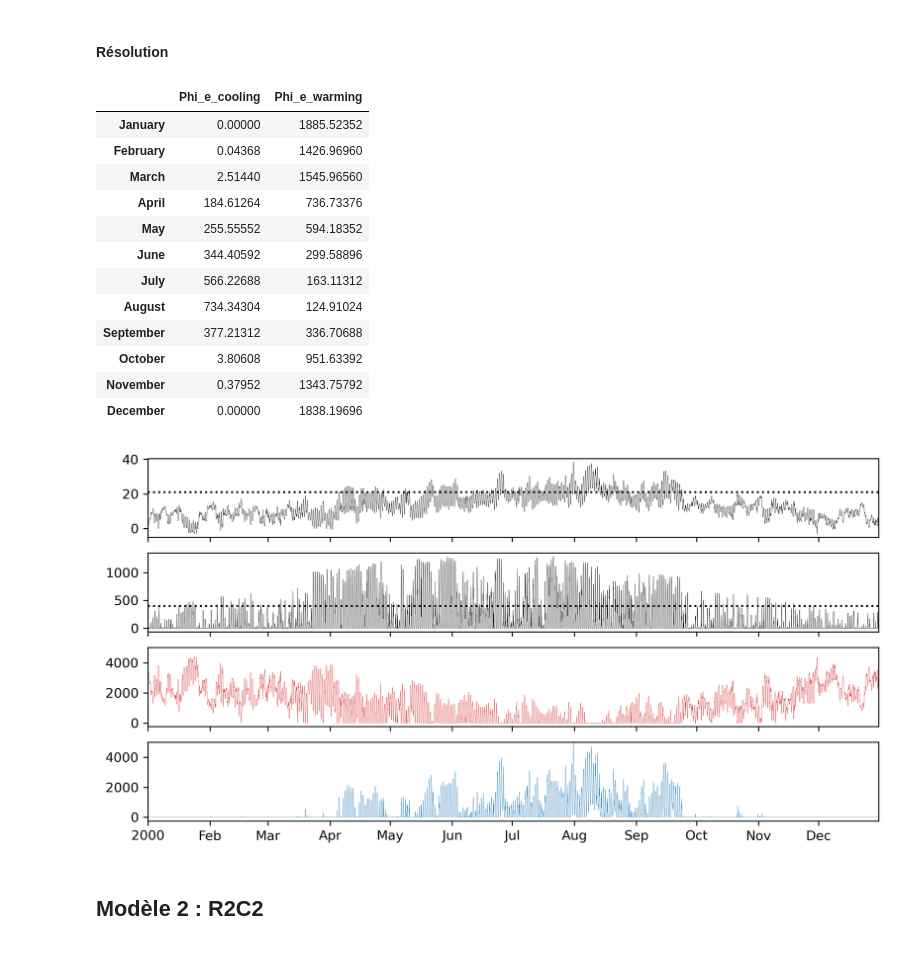
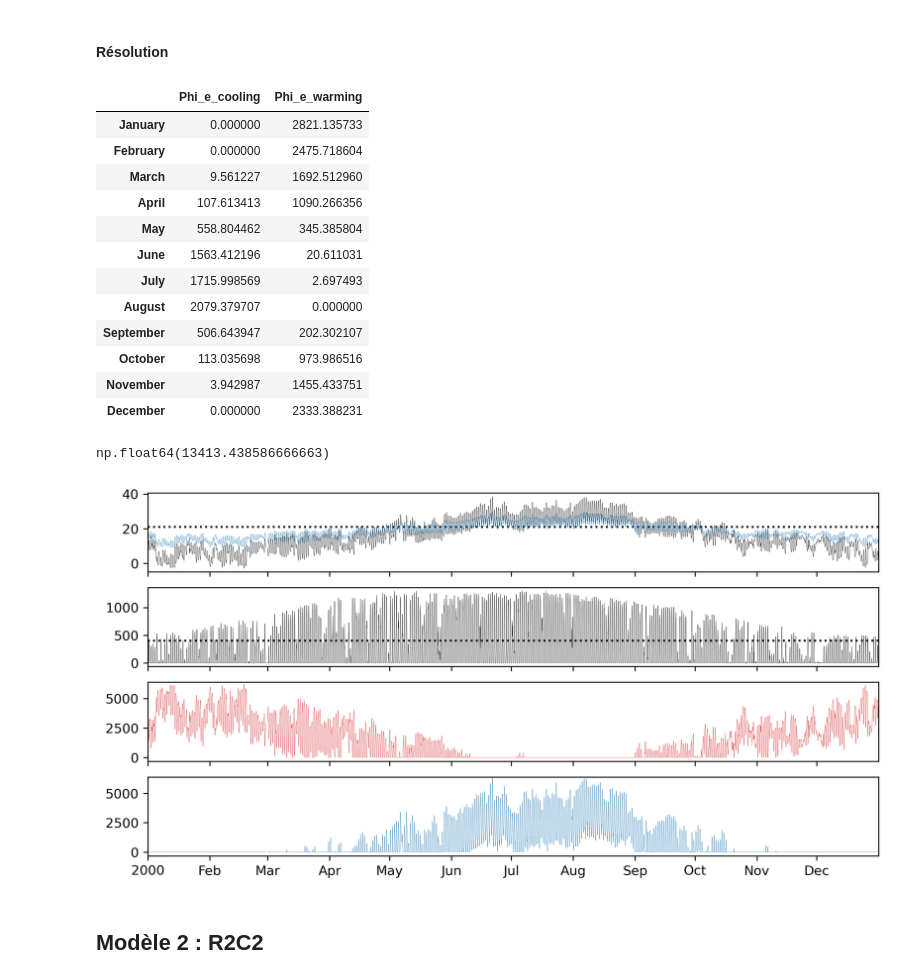
Before and after one commit to amounier/thermal, a Jupyter notebook: RC_models.ipynb, the cells around one changed output. Saved outputs shown, nothing was run; the diff lists cells and outputs as text; code cells hidden in the pictures.

```diff
--- a/RC_models.ipynb
+++ b/RC_models.ipynb
@@ -83,7 +83,7 @@ coordinates_dict = {'Paris':(2.352222, 48.856614),
                     'Marseille':(5.369780, 43.296482)
                    }
 # %%
-longitude, latitude = coordinates_dict.get('Paris')
+longitude, latitude = coordinates_dict.get('Marseille')
 start_year, end_year = 2000, 2020
 hourly_variables = 'temperature_2m'
 # %%
@@ -610,80 +610,86 @@ X_R1C1 = X_R1C1[X_R1C1.index.year==2000]
 # %% [markdown]
 Définition des constantes
 # %%
-R = 5e-3 # K/W # à rafiner etc
+R = 1.8e-3 # K/W # à rafiner etc
 
 Phi_i = 400 # W # apports internes
 Aw = 4 # m2 # surface vitrée par logement
 T_i = 21 #°C
 
-X_R1C1['C'] = [C]*len(X_R1C1)
 X_R1C1['R'] = [R]*len(X_R1C1)
 X_R1C1['Phi_i'] = [Phi_i]*len(X_R1C1)
 X_R1C1['T_i'] = [T_i]*len(X_R1C1)
 # %% [markdown]
 Ajout des variables météo
 # %%
-meteo_obs_year = 2020
+meteo_obs_year = 2003
 X_R1C1['T_a'] = month_day_hourly_data[meteo_obs_year]
 X_R1C1['Phi_s'] = month_day_hourly_solar_data[meteo_obs_year]*Aw*0.4
 # %% [markdown]
 #### Résolution
 # %%
-X_R1C1['Phi_e'] = -1/X_R1C1['R']*X_R1C1['T_a'] + 1/X_R1C1['R']*X_R1C1['T_i'] - X_R1C1['Phi_i'] - X_R1C1['Phi_s']
+X_R1C1['T_e'] = (X_R1C1['T_a'] + X_R1C1['T_i'])/2
+X_R1C1['Phi_e'] = -1/X_R1C1['R']*X_R1C1['T_e'] + 1/X_R1C1['R']*X_R1C1['T_i'] - X_R1C1['Phi_i'] - X_R1C1['Phi_s']
 
 X_R1C1['Phi_e_warming'] = X_R1C1[X_R1C1.Phi_e > 0].Phi_e
 X_R1C1['Phi_e_cooling'] = X_R1C1[X_R1C1.Phi_e < 0].Phi_e
 
 X_R1C1['Phi_e_cooling'] = - X_R1C1['Phi_e_cooling']
-X_R1C1 = X_R1C1.fillna(0)
+X_R1C1['Phi_e_cooling'] = X_R1C1[~X_R1C1.T_a.isna()]['Phi_e_cooling'].fillna(0)
+X_R1C1['Phi_e_warming'] = X_R1C1[~X_R1C1.T_a.isna()]['Phi_e_warming'].fillna(0)
 
-monthly_consumptions_R1C1 = X_R1C1[['Phi_e_cooling','Phi_e_warming']].groupby(pd.Grouper(freq='ME')).sum()/1000
+monthly_consumptions_R1C1 = X_R1C1[['Phi_e_cooling','Phi_e_warming']].groupby(pd.Grouper(freq='MS')).sum()/1000
 monthly_consumptions_R1C1.index = monthly_consumptions_R1C1.index.strftime('%B')
 monthly_consumptions_R1C1
 # %% [output]
 |  | Phi_e_cooling | Phi_e_warming |
-| January | 0.00000 | 1885.52352 |
-| February | 0.04368 | 1426.96960 |
-| March | 2.51440 | 1545.96560 |
-| April | 184.61264 | 736.73376 |
-| May | 255.55552 | 594.18352 |
-| June | 344.40592 | 299.58896 |
-| July | 566.22688 | 163.11312 |
-| August | 734.34304 | 124.91024 |
-| September | 377.21312 | 336.70688 |
-| October | 3.80608 | 951.63392 |
-| November | 0.37952 | 1343.75792 |
-| December | 0.00000 | 1838.19696 |
+| January | 0.000000 | 2821.135733 |
+| February | 0.000000 | 2475.718604 |
+| March | 9.561227 | 1692.512960 |
+| April | 107.613413 | 1090.266356 |
+| May | 558.804462 | 345.385804 |
+| June | 1563.412196 | 20.611031 |
+| July | 1715.998569 | 2.697493 |
+| August | 2079.379707 | 0.000000 |
+| September | 506.643947 | 202.302107 |
+| October | 113.035698 | 973.986516 |
+| November | 3.942987 | 1455.433751 |
+| December | 0.000000 | 2333.388231 |
+# %%
+monthly_consumptions_R1C1.Phi_e_warming.sum()
+# %% [output]
+np.float64(13413.438586666663)
 # %%
 fig,axs = plt.subplots(4,1,dpi=300,figsize=(10,5),sharex=True)
 axs = axs.flatten()
 
-date_range = [pd.to_datetime('2000-01-01'), pd.to_datetime('2000-12-31')]
+date_range = [pd.to_datetime('2000-01-01 00:00:00'), pd.to_datetime('2000-12-31 23:59:59')]
 
 axs[0].plot(X_R1C1['T_a'],lw=0.2, label='External temperature (°C)',color='k')
 axs[0].plot(X_R1C1['T_i'], label='Internal setpoint temperature (°C)',color='k',ls=':')
+axs[0].plot(X_R1C1['T_e'], label='Mid-wall temperature (°C)',color='tab:blue',lw=0.2)
 
 axs[1].plot(X_R1C1['Phi_s'],lw=0.2,color='k')
 axs[1].plot(X_R1C1['Phi_i'],color='k',ls=':')
 
 axs[2].plot(X_R1C1['Phi_e_warming'],lw=0.2,color='tab:red')
 axs[2].set_ylim(top=max(abs(X_R1C1.Phi_e)))
 
 axs[3].plot(X_R1C1['Phi_e_cooling'],lw=0.2,color='tab:blue')
 axs[3].set_ylim(top=max(abs(X_R1C1.Phi_e)))
 
 locator = mdates.AutoDateLocator()
 formatter = mdates.ConciseDateFormatter(locator)
 #formatter = mdates.DateFormatter('%b')
 axs[0].xaxis.set_major_locator(locator)
 axs[0].xaxis.set_major_formatter(formatter)
 
 axs[0].set_xlim(date_range)
 #axs[0].legend()
 
 plt.show()
 # %% [output]
-[figure, old version]
+[figure, new version]
 # %% [markdown]
 ## Modèle 2 : R2C2
 # %%
```
Also changed, not shown: parts of 17 cells of this notebook.
